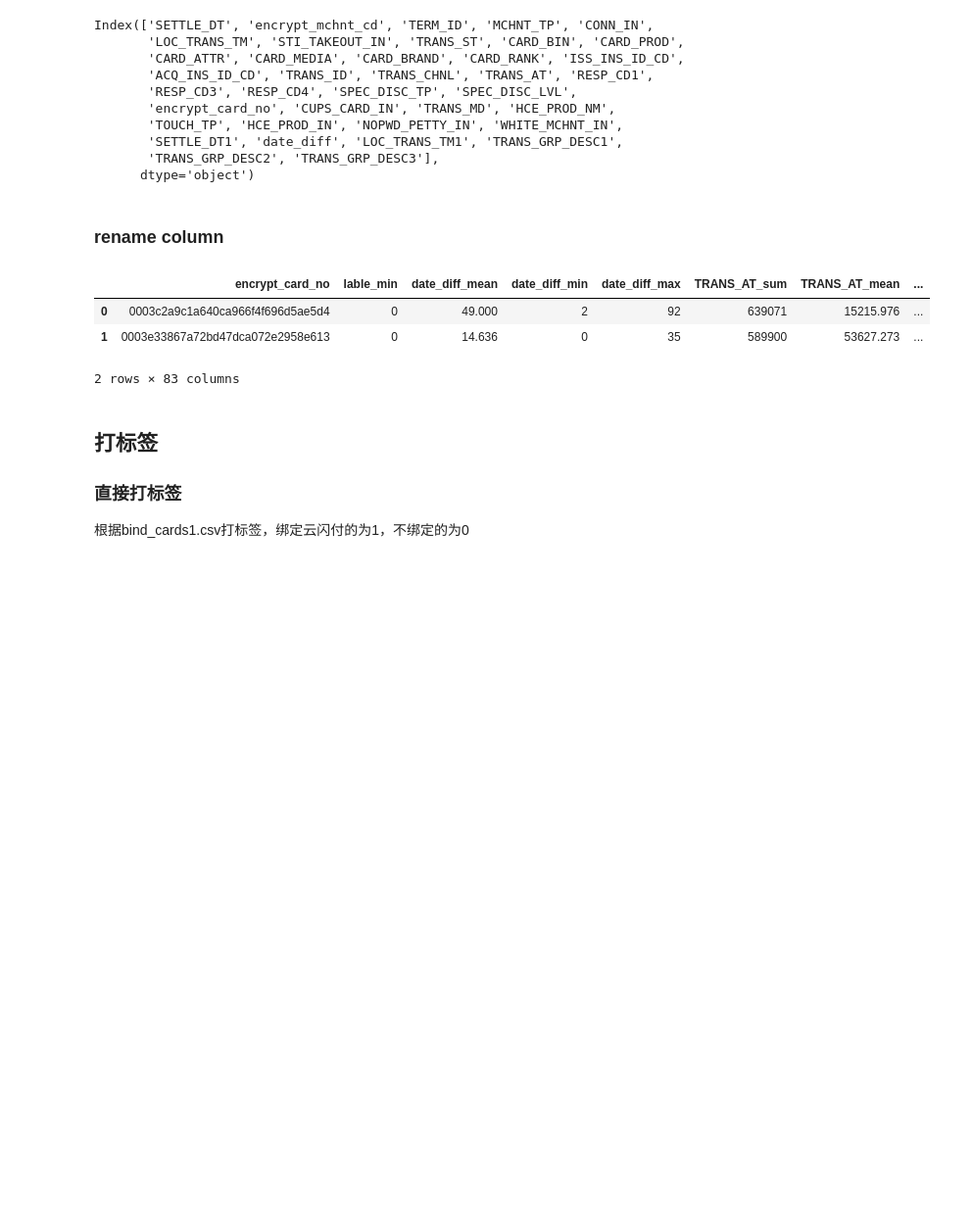
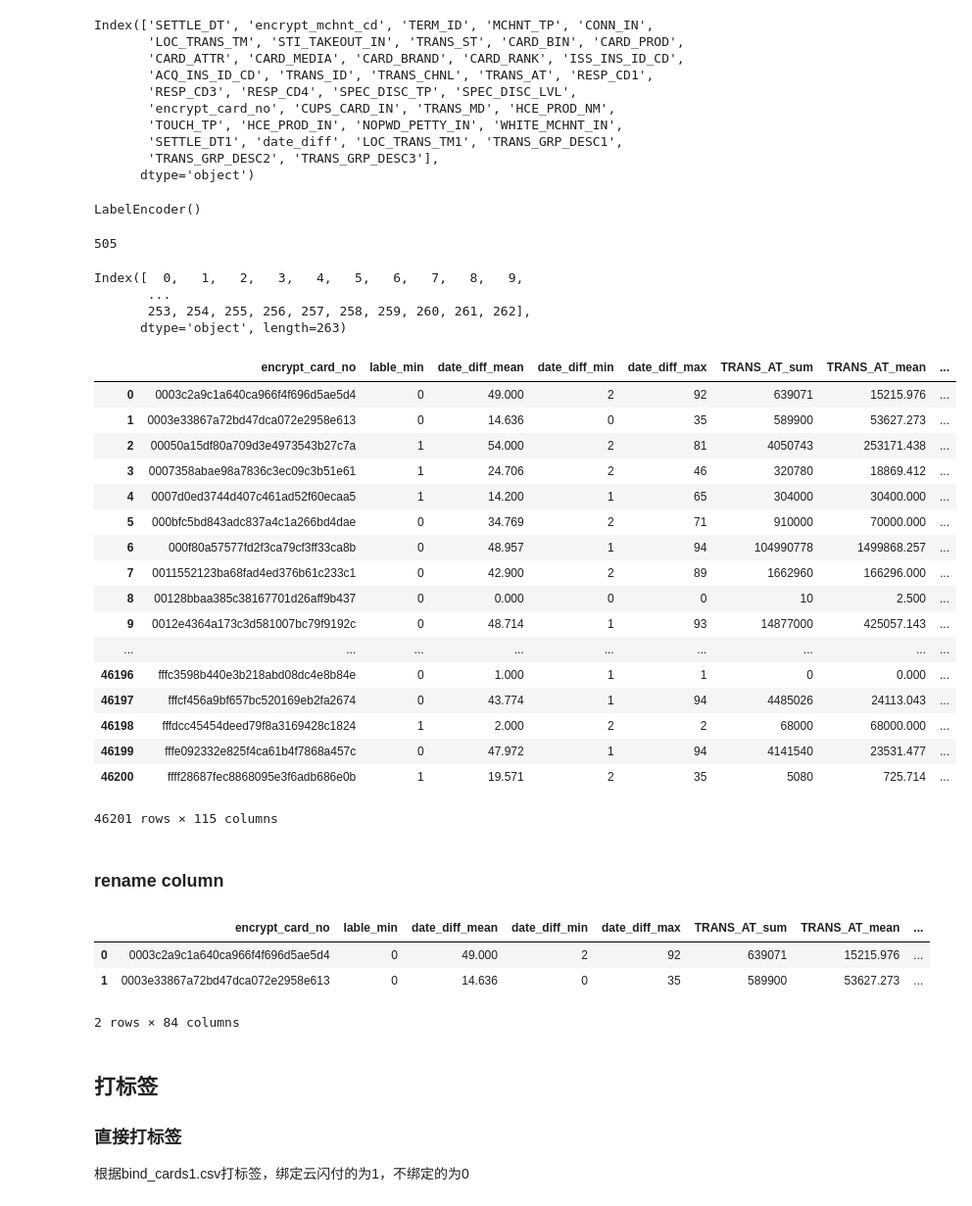
Before and after one commit to niuoo/halo, a Jupyter notebook: card2.ipynb, the cells around one changed output. Shown at 98% size. Cells and saved outputs as stored; diff of their text form; code cells hidden in the pictures; blank space fills up the shorter version.

```diff
--- a/card2.ipynb
+++ b/card2.ipynb
@@ -113,6 +113,9 @@ all['LOC_TRANS_TM1']  = all['LOC_TRANS_TM'] .apply(lambda s: str(s)[:-4])
 # %%
 mcc = pd.read_csv('./data2/Para/PARA_DIM_MCC.txt',encoding='gb2312',header=0)
 all_to=pd.merge(all,mcc[['MCHNT_TP','MCC_DESC','MCC_GRP_DESC1','MCC_GRP_DESC2','MCC_GRP_DESC3']]  , on='MCHNT_TP', how='left')
+CARD_BIN = pd.read_csv('./data2/Para/PARA_CARD_BIN.txt',encoding='gb2312',header=0,delimiter=',')
+CARD_BIN['CARD_BIN'] = CARD_BIN['CARD_BIN'].astype('str')
+all_to=pd.merge(all_to,CARD_BIN[['CARD_BIN','CARD_CN_NM'] ] , on='CARD_BIN', how='left')
 # %%
 mcc['MCC_GRP_DESC1'].nunique()
 mcc['MCC_GRP_DESC2'].nunique()
@@ -218,6 +221,25 @@ Index(['SETTLE_DT', 'encrypt_mchnt_cd', 'TERM_ID', 'MCHNT_TP', 'CONN_IN',
        'SETTLE_DT1', 'date_diff', 'LOC_TRANS_TM1', 'TRANS_GRP_DESC1',
        'TRANS_GRP_DESC2', 'TRANS_GRP_DESC3'],
       dtype='object')
+# %%
+from sklearn.preprocessing import LabelEncoder
+from sklearn.preprocessing import OneHotEncoder
+encoding = LabelEncoder()
+all_to['MCC_DESC'] = all_to['MCC_DESC'].astype('str')
+encoding.fit(all_to['MCC_DESC'].unique())
+train_encoded = encoding.transform(all_to['MCC_DESC'])
+train_reshape = train_encoded.reshape(-1, 1)
+onehot = OneHotEncoder()
+train_onehot = onehot.fit_transform(train_reshape).todense()
+train_data_onehot = pd.DataFrame(train_onehot)
+train_data_onehot['encrypt_card_no'] = all_to['encrypt_card_no']
+train_data_onehot_g = train_data_onehot.groupby(by=['encrypt_card_no']).agg('sum')
+# %% [output]
+LabelEncoder()
+# %%
+all_to['CARD_CN_NM'].nunique()
+# %% [output]
+505
 # %%
 types={'CUPS_CARD_IN': str,'SPEC_DISC_LVL': str,'TRANS_CHNL': str,'SPEC_DISC_TP': str,'CARD_BIN': str,'MCHNT_TP': str}
 
@@ -237,6 +259,7 @@ all_together =(all_to.groupby(['encrypt_card_no'])
                       'TRANS_ST': ['min', 'max','last','nunique'],
                       'CARD_PROD': ['last','nunique'],
                       'CARD_ATTR': ['last','nunique'],
+                      'CARD_CN_NM': [  'last'],
                       'CARD_MEDIA': ['last','nunique'],
                       'CARD_BRAND': ['last','nunique'],
                       'CARD_RANK': ['nunique', 'max'],
@@ -254,9 +277,37 @@ all_together =(all_to.groupby(['encrypt_card_no'])
                       'NOPWD_PETTY_IN': [  'last','nunique'],
                       'WHITE_MCHNT_IN': [  'last','nunique']
                   }))
+# %%
+train_data_onehot_g.columns
+# %% [output]
+Index([  0,   1,   2,   3,   4,   5,   6,   7,   8,   9,
+       ...
+       253, 254, 255, 256, 257, 258, 259, 260, 261, 262],
+      dtype='object', length=263)
 # %%
 all_together.fillna('MISSING',inplace = True)
 all_together =all_together.fillna(value=0)
+# %%
+all_together
+# %% [output]
+|  | encrypt_card_no | lable_min | date_diff_mean | date_diff_min | date_diff_max | TRANS_AT_sum | TRANS_AT_mean | ... |
+| 0 | 0003c2a9c1a640ca966f4f696d5ae5d4 | 0 | 49.000 | 2 | 92 | 639071 | 15215.976 | ... |
+| 1 | 0003e33867a72bd47dca072e2958e613 | 0 | 14.636 | 0 | 35 | 589900 | 53627.273 | ... |
+| 2 | 00050a15df80a709d3e4973543b27c7a | 1 | 54.000 | 2 | 81 | 4050743 | 253171.438 | ... |
+| 3 | 0007358abae98a7836c3ec09c3b51e61 | 1 | 24.706 | 2 | 46 | 320780 | 18869.412 | ... |
+| 4 | 0007d0ed3744d407c461ad52f60ecaa5 | 1 | 14.200 | 1 | 65 | 304000 | 30400.000 | ... |
+| 5 | 000bfc5bd843adc837a4c1a266bd4dae | 0 | 34.769 | 2 | 71 | 910000 | 70000.000 | ... |
+| 6 | 000f80a57577fd2f3ca79cf3ff33ca8b | 0 | 48.957 | 1 | 94 | 104990778 | 1499868.257 | ... |
+| 7 | 0011552123ba68fad4ed376b61c233c1 | 0 | 42.900 | 2 | 89 | 1662960 | 166296.000 | ... |
+| 8 | 00128bbaa385c38167701d26aff9b437 | 0 | 0.000 | 0 | 0 | 10 | 2.500 | ... |
+| 9 | 0012e4364a173c3d581007bc79f9192c | 0 | 48.714 | 1 | 93 | 14877000 | 425057.143 | ... |
+| ... | ... | ... | ... | ... | ... | ... | ... | ... |
+| 46196 | fffc3598b440e3b218abd08dc4e8b84e | 0 | 1.000 | 1 | 1 | 0 | 0.000 | ... |
+| 46197 | fffcf456a9bf657bc520169eb2fa2674 | 0 | 43.774 | 1 | 94 | 4485026 | 24113.043 | ... |
+| 46198 | fffdcc45454deed79f8a3169428c1824 | 1 | 2.000 | 2 | 2 | 68000 | 68000.000 | ... |
+| 46199 | fffe092332e825f4ca61b4f7868a457c | 0 | 47.972 | 1 | 94 | 4141540 | 23531.477 | ... |
+| 46200 | ffff28687fec8868095e3f6adb686e0b | 1 | 19.571 | 2 | 35 | 5080 | 725.714 | ... |
+46201 rows × 115 columns
 # %% [markdown]
 ### rename column
 # %%
@@ -267,4 +318,4 @@ all_together.head(2)
 |  | encrypt_card_no | lable_min | date_diff_mean | date_diff_min | date_diff_max | TRANS_AT_sum | TRANS_AT_mean | ... |
 | 0 | 0003c2a9c1a640ca966f4f696d5ae5d4 | 0 | 49.000 | 2 | 92 | 639071 | 15215.976 | ... |
 | 1 | 0003e33867a72bd47dca072e2958e613 | 0 | 14.636 | 0 | 35 | 589900 | 53627.273 | ... |
-2 rows × 83 columns
+2 rows × 84 columns
```
Also changed, not shown: parts of 20 cells of this notebook.
